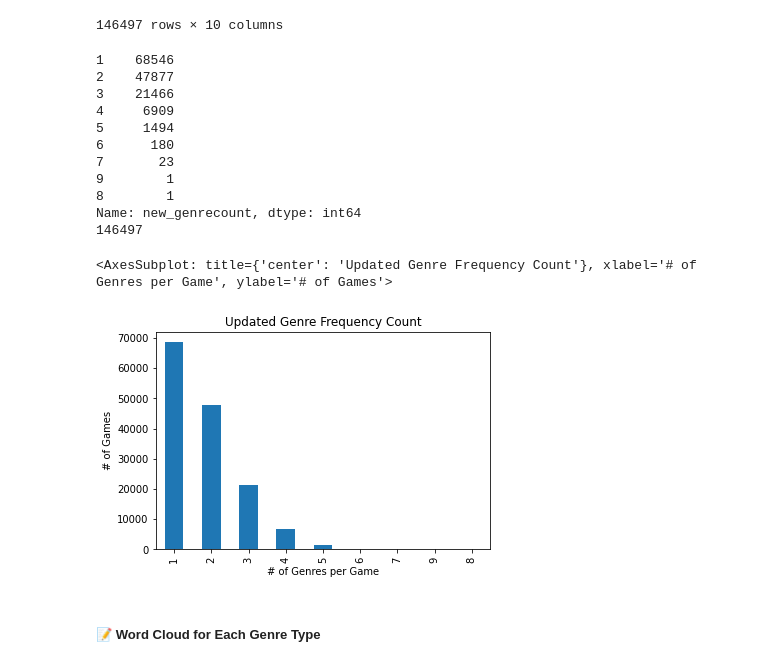
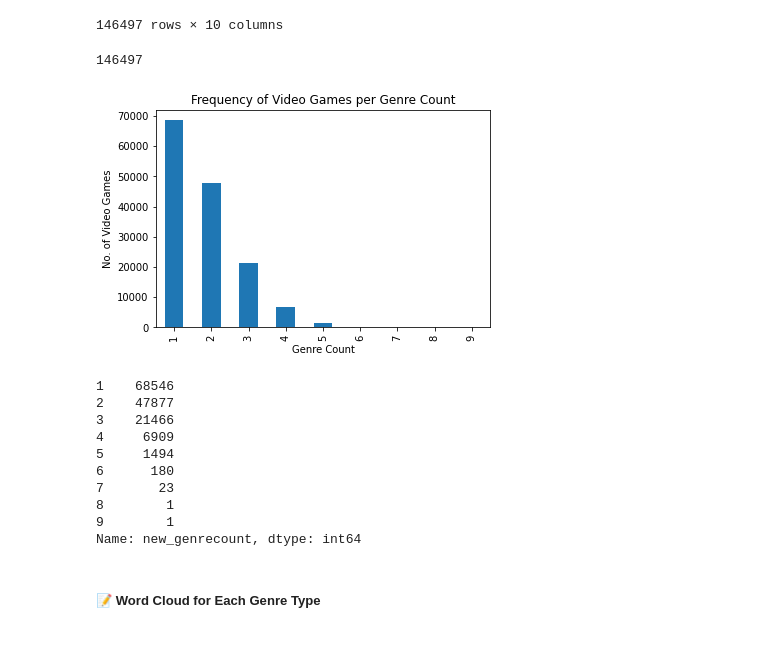
Before and after one commit to melzarjanchico-up/sp_multilabel_vggtc, a Jupyter notebook: exploratory_data_analysis/eda_FINAL.ipynb, the cells around one changed output. Drawn from its saved outputs; the diff is of its cells as text; code cells hidden in the pictures.

```diff
--- a/exploratory_data_analysis/eda_FINAL.ipynb
+++ b/exploratory_data_analysis/eda_FINAL.ipynb
@@ -355,26 +390,40 @@ vgame0_df
 | 146495 | 234020 | Silent Hill 2: Streets of Rage | Streets of Rage: Silent Hill is a... | 2 | [Hack and slash/Beat 'em up, Arcade] | [25, 33] | streets of rage silent hill is a ... | [action, arcade] | ... |
 | 146496 | 234021 | Super Stardust Portable | Experience Super Stardust Portabl... | 2 | [Shooter, Arcade] | [5, 33] | experience super stardust portabl... | [action, arcade] | ... |
 146497 rows × 10 columns
-# %%
-newgenrecount_freq = pd.value_counts(vgame0_df['new_genrecount'])
-print(newgenrecount_freq)
-print(newgenrecount_freq.sum())
-
-newgenrecount_freq.plot(kind='bar', title='Updated Genre Frequency Count', xlabel='# of Genres per Game', ylabel='# of Games')
-# %% [output]
-1    68546
-2    47877
-3    21466
-4     6909
-5     1494
-6      180
-7       23
-9        1
-8        1
-Name: new_genrecount, dtype: int64
-146497
-<AxesSubplot: title={'center': 'Updated Genre Frequency Count'}, xlabel='# of Genres per Game', ylabel='# of Games'>
-[figure, removed]
+# %%
+newgenrecount_freq = pd.value_counts(vgame0_df['new_genrecount'])
+newgenrecount_freq = newgenrecount_freq.sort_index()
+print(newgenrecount_freq.sum())
+
+# create a figure with one subplot
+fig, ax = plt.subplots()
+
+# create a bar chart on the subplot
+newgenrecount_freq.plot(kind='bar', ax=ax)
+
+# set the title, xlabel, and ylabel
+ax.set_title('Frequency of Video Games per Genre Count')
+ax.set_xlabel('Genre Count')
+ax.set_ylabel('No. of Video Games')
+
+# display the plot
+plt.show()
+# %% [output]
+146497
+[figure, added]
+# %%
+print(newgenrecount_freq)
+# %% [output]
+1    68546
+2    47877
+3    21466
+4     6909
+5     1494
+6      180
+7       23
+8        1
+9        1
+Name: new_genrecount, dtype: int64
 # %% [markdown]
 ##### 📝 **Word Cloud for Each Genre Type**
 # %%
```
Also changed, not shown: parts of 9 cells of this notebook, 7 other files.
